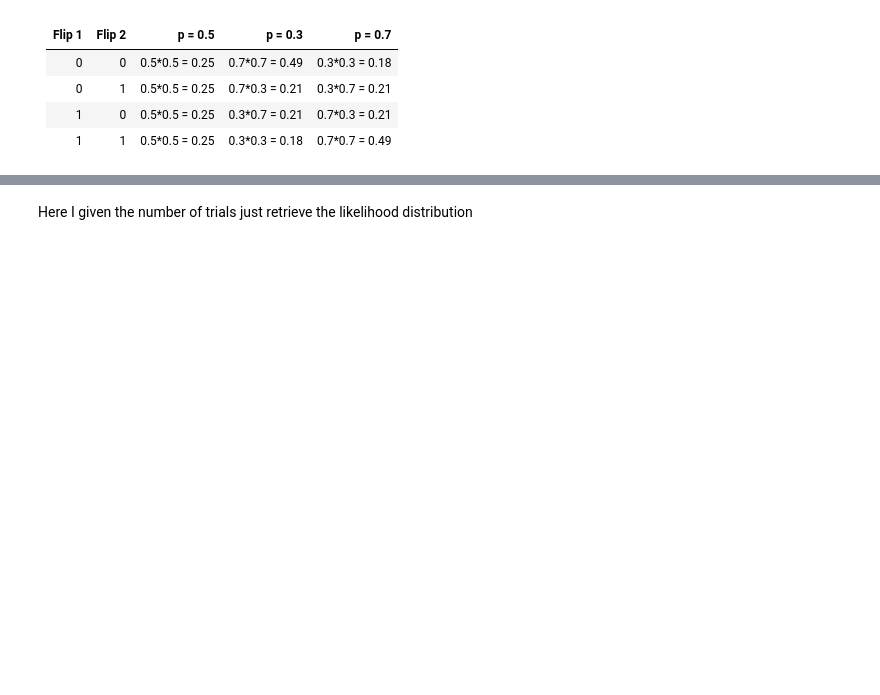
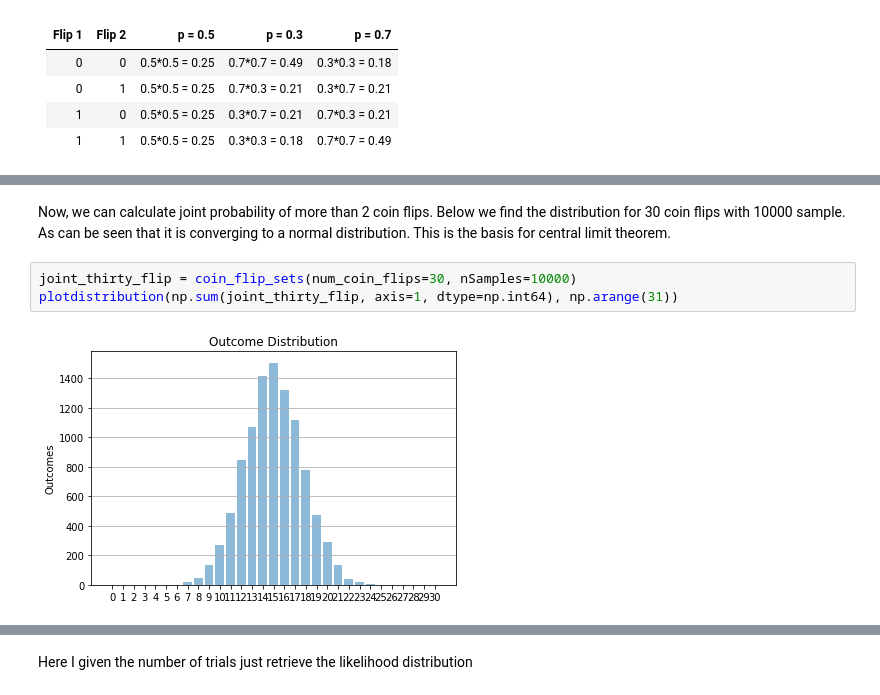
Before and after one commit to dpai/LeraningWorkspace, a Jupyter notebook: Statistics/montecarlosim.ipynb, the cells around one changed output, grey strips where cells are left out. Saved outputs shown, nothing was run; the diff lists cells and outputs as text; blank space fills up the shorter version.

```diff
--- a/Statistics/montecarlosim.ipynb
+++ b/Statistics/montecarlosim.ipynb
@@ -84,0 +107,7 @@ Now if instead of flipping 1 coin, we want to find the probability distribution
+# %% [markdown]
+Now, we can calculate joint probability of more than 2 coin flips. Below we find the distribution for 30 coin flips with 10000 sample. As can be seen that it is converging to a normal distribution. This is the basis for central limit theorem.
+# %%
+joint_thirty_flip = coin_flip_sets(num_coin_flips=30, nSamples=10000)
+plotdistribution(np.sum(joint_thirty_flip, axis=1, dtype=np.int64), np.arange(31))
+# %% [output]
+[figure, added]
```
Also changed, not shown: parts of 18 cells of this notebook.
